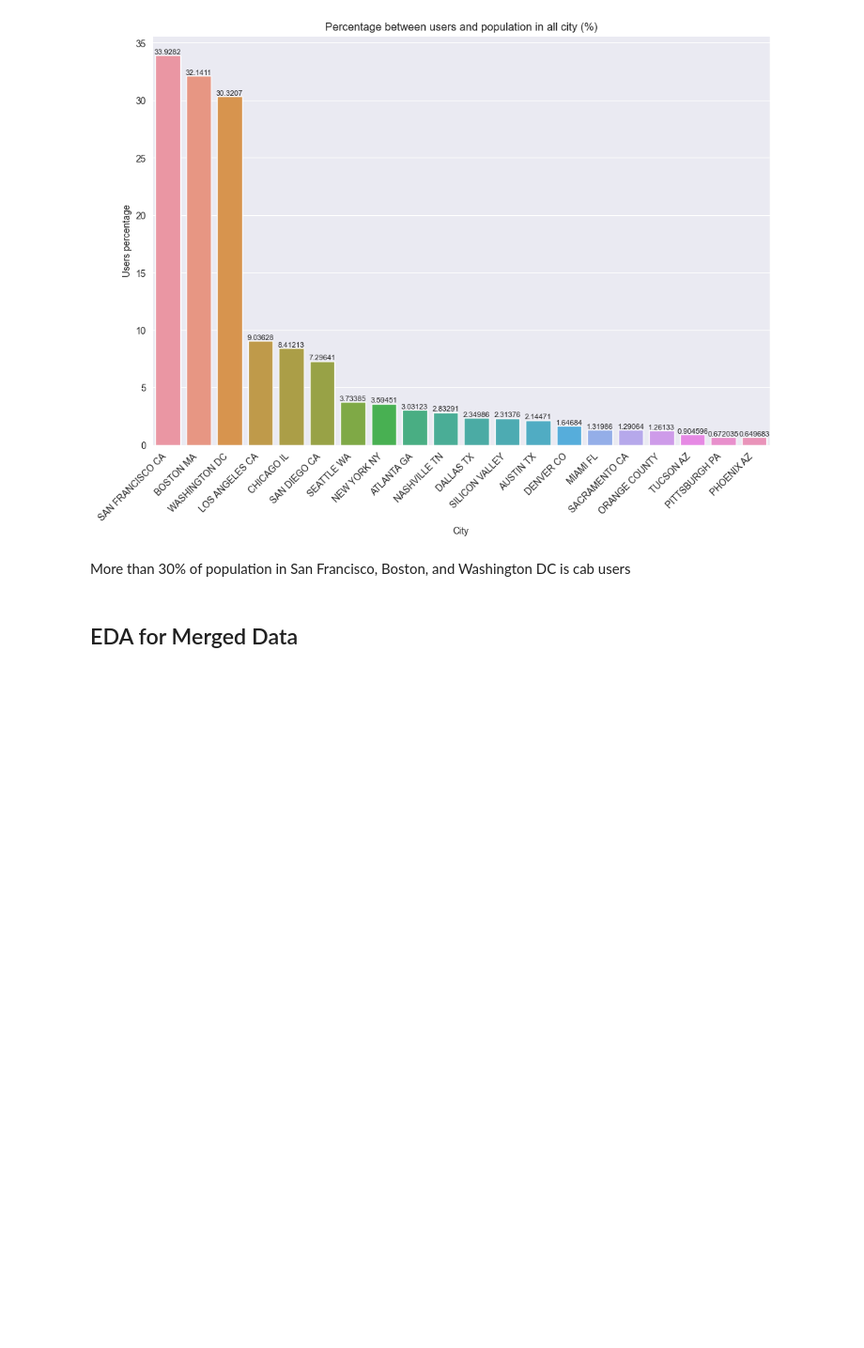
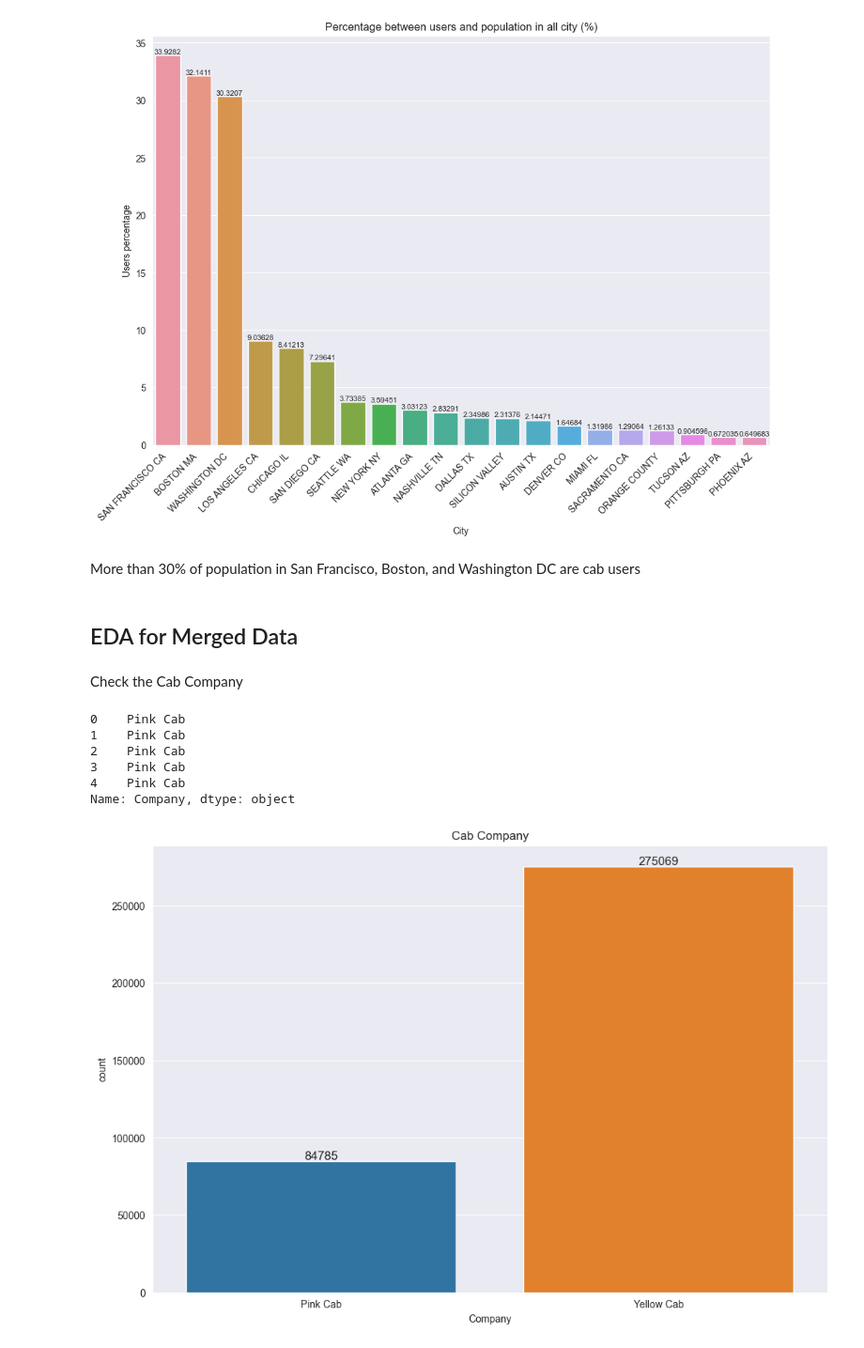
Before and after one commit to MuhammadNurilHuda/G2M-Cab-Investment, a Jupyter notebook: Data Preparation.ipynb, the cells around one changed output. Shown at 94% size. Drawn from its saved outputs; the diff is of its cells as text; code cells hidden in the pictures; blank space fills up the shorter version.

```diff
--- a/Data Preparation.ipynb
+++ b/Data Preparation.ipynb
@@ -381,7 +381,8 @@ Make the month, year, and year-month columns
 # %%
 df_used['Month'] = pd.DatetimeIndex(df_used['Date of Travel']).month
 df_used['Year'] = pd.DatetimeIndex(df_used['Date of Travel']).year
-df_used['Year-Month'] = pd.to_datetime(df_used['Date of Travel']).dt.to_period('M')
+# df_used['Year-Month'] = pd.to_datetime(df_used['Date of Travel']).dt.to_period('M')
+df_used['Year-Month'] = df_used['Date of Travel'].dt.strftime('%Y-%m')
 
 df_used.head()
 # %% [output]
@@ -535,6 +548,24 @@ plt.show()
 # %% [output]
 [figure]
 # %% [markdown]
-More than 30% of population in San Francisco, Boston, and Washington DC is cab users
+More than 30% of population in San Francisco, Boston, and Washington DC are cab users
 # %% [markdown]
 ## EDA for Merged Data
+# %% [markdown]
+Check the Cab Company
+# %%
+df_used['Company'].head()
+# %% [output]
+0    Pink Cab
+1    Pink Cab
+2    Pink Cab
+3    Pink Cab
+4    Pink Cab
+Name: Company, dtype: object
+# %%
+ax = sns.countplot(df_used, x='Company')
+ax.bar_label(ax.containers[0], fontsize=12)
+plt.title('Cab Company')
+plt.show()
+# %% [output]
+[figure, added]
```
Also changed, not shown: parts of 22 cells of this notebook.
